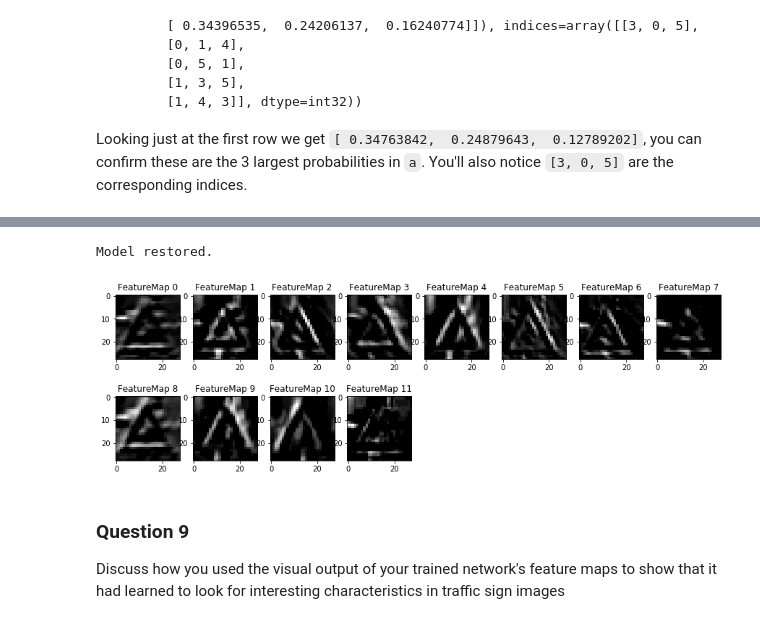
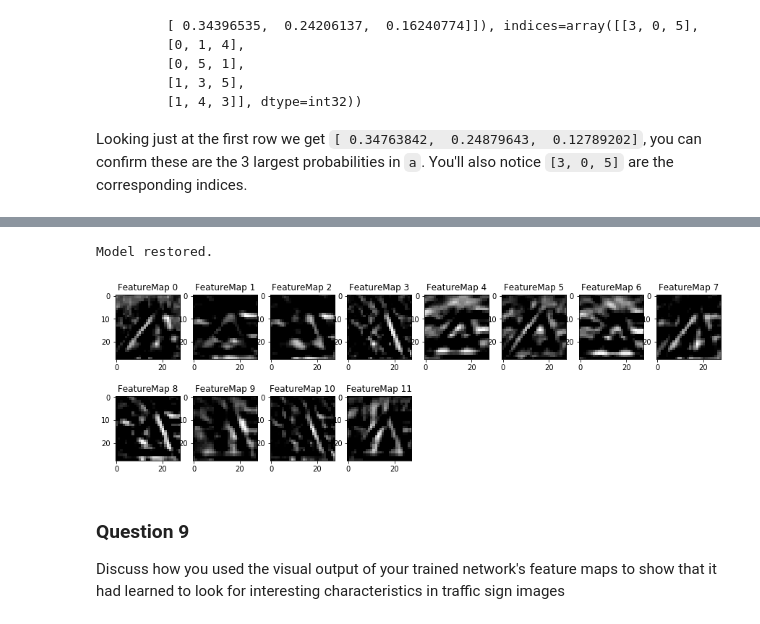
Before and after one commit to kindoblue/CarND-Traffic-Sign-Classifier-Project, a Jupyter notebook: Traffic_Sign_Classifier.ipynb, the cells around one changed output, grey strips where cells are left out. Saved outputs shown, nothing was run; the diff lists cells and outputs as text; code cells hidden in the pictures.

```diff
--- a/Traffic_Sign_Classifier.ipynb
+++ b/Traffic_Sign_Classifier.ipynb
@@ -679,35 +750,35 @@ def outputFeatureMap(tf_session, image_input, tf_activation, activation_min=-1,
     for featuremap in range(featuremaps):
         plt.subplot(6,8, featuremap+1) # sets the number of feature maps to show on each row and column
         plt.title('FeatureMap ' + str(featuremap)) # displays the feature map number
         if activation_min != -1 & activation_max != -1:
             plt.imshow(activation[0,:,:, featuremap], interpolation="nearest", vmin =activation_min, vmax=activation_max, cmap="gray")
         elif activation_max != -1:
             plt.imshow(activation[0,:,:, featuremap], interpolation="nearest", vmax=activation_max, cmap="gray")
         elif activation_min !=-1:
             plt.imshow(activation[0,:,:, featuremap], interpolation="nearest", vmin=activation_min, cmap="gray")
         else:
             plt.imshow(activation[0,:,:, featuremap], interpolation="nearest", cmap="gray")
 
 with tf.Session() as sess:
 
     # load the model structure
     new_saver = tf.train.import_meta_graph('lenet.meta')
 
     # restore variables from disk.
     new_saver.restore(sess, './lenet')
 
     print("Model restored.")
 
     # get the first activation node (first relu in my lenet)
-    first_activation = sess.graph.get_tensor_by_name('Relu:0')
+    first_activation = sess.graph.get_tensor_by_name('conv_1/Relu:0')
 
     # evaluate the node and print all the layers
     outputFeatureMap(sess, X_mine, first_activation, activation_min=-1, activation_max=-1, plt_num=1)
 
     plt.show()
 # %% [output]
 Model restored.
-[figure, old version]
+[figure, new version]
 # %% [markdown]
 ### Question 9
 
```
Also changed, not shown: parts of 7 cells of this notebook.
